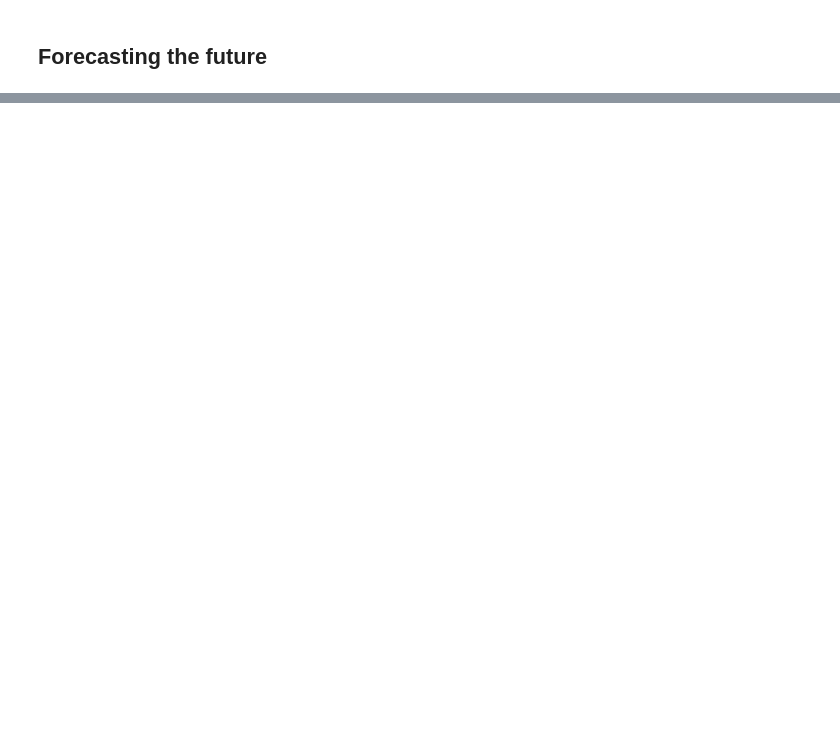
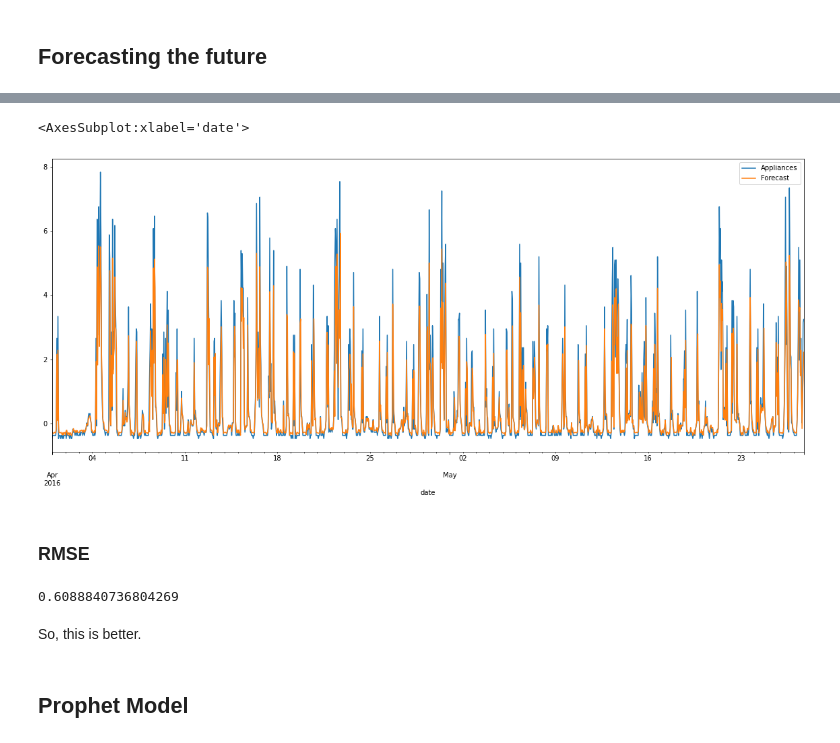
Before and after one commit to JoeKifle/ISPR---Autoregressive-analysis, a Jupyter notebook: telila.ipynb, the cells around one changed output, grey strips where cells are left out. Cells and saved outputs as stored; diff of their text form; code cells hidden in the pictures; blank space fills up the shorter version.

```diff
--- a/telila.ipynb
+++ b/telila.ipynb
@@ -178,0 +244,12 @@ pyplot.show()
+# %%
+mod_col = ["date","Appliances","Forecast"]
+model500 = pd.read_csv('data/modelPred500.csv',parse_dates=[0], squeeze=True,usecols=mod_col)
+# %%
+model500Data = model500.set_index("date")
+# %%
+model500Data.resample("H").max().plot(figsize=(20,8))
+# %% [output]
+<AxesSubplot:xlabel='date'>
+[figure, added]
+# %% [markdown]
+### RMSE
@@ -178,0 +261,8 @@ pyplot.show()
+# %%
+rmse500
+# %% [output]
+0.6088840736804269
+# %% [markdown]
+So, this is better.
+# %% [markdown]
+## Prophet Model
```
Also changed, not shown: parts of 43 cells of this notebook, 6 other files.
